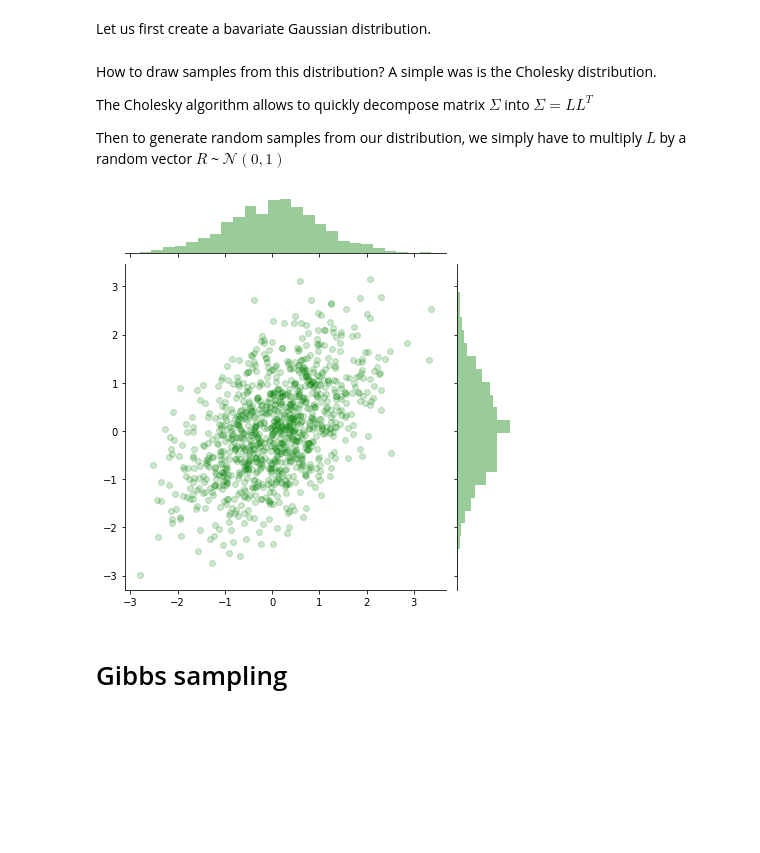
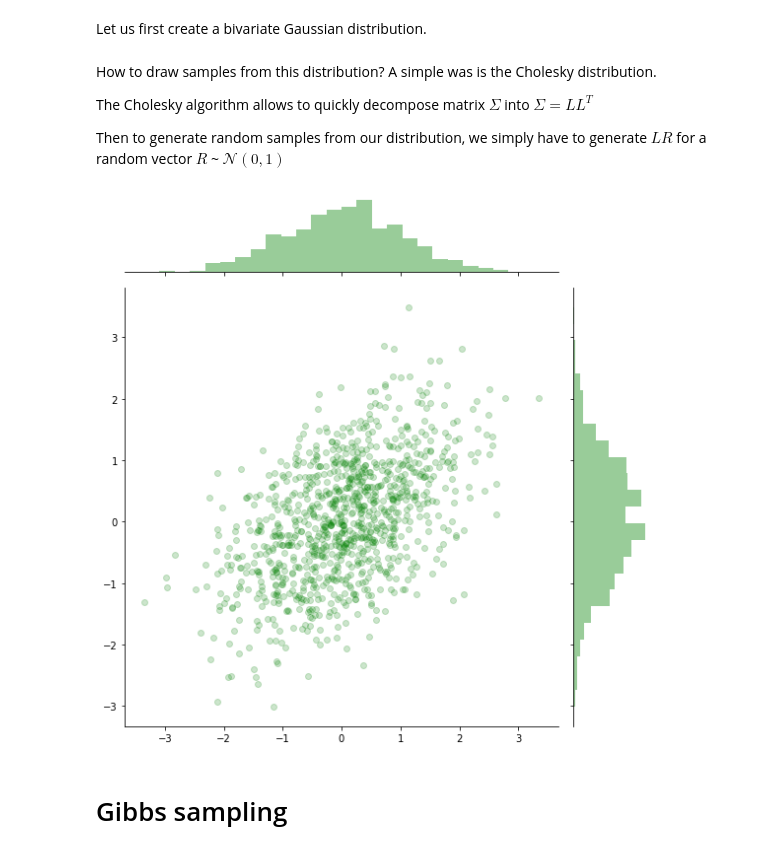
Before and after one commit to aymeric-roucher/Experiments, a Jupyter notebook: Samplings.ipynb, the cells around one changed output. Saved outputs shown, nothing was run; the diff lists cells and outputs as text; code cells hidden in the pictures; blank space fills up the shorter version.

```diff
--- a/Samplings.ipynb
+++ b/Samplings.ipynb
@@ -1,5 +1,5 @@
 # %% [markdown]
-Let us first create a bavariate Gaussian distribution.
+Let us first create a bivariate Gaussian distribution.
 # %%
 import numpy as np
 import seaborn as sns
@@ -23,18 +23,18 @@ How to draw samples from this distribution? A simple was is the Cholesky distrib
 
 The Cholesky algorithm allows to quickly decompose matrix $\Sigma$ into $\Sigma = L L^{T}$
 
-Then to generate random samples from our distribution, we simply have to multiply $L$ by a random vector $R$ ~ $\mathcal{N}(0,1)$
+Then to generate random samples from our distribution, we simply have to generate $L R$ for a random vector $R$ ~ $\mathcal{N}(0,1)$
 # %%
 chol = np.linalg.cholesky(sigma)
 N = 1000
 a,b, = [0]*N, [0]*N
 for i in range(N):
     a[i],b[i] = mu + chol @ np.random.normal(size=(2,1))
 
-joint = sns.jointplot(x=a, y=b, color='green', alpha=0.2)
+joint = sns.jointplot(x=a, y=b, color='green', alpha=0.2, height=8)
 plt.show()
 # %% [output]
-[figure, old version]
+[figure, new version]
 # %% [markdown]
 # Gibbs sampling
 # %% [markdown]
```
Also changed, not shown: parts of 3 cells of this notebook.
